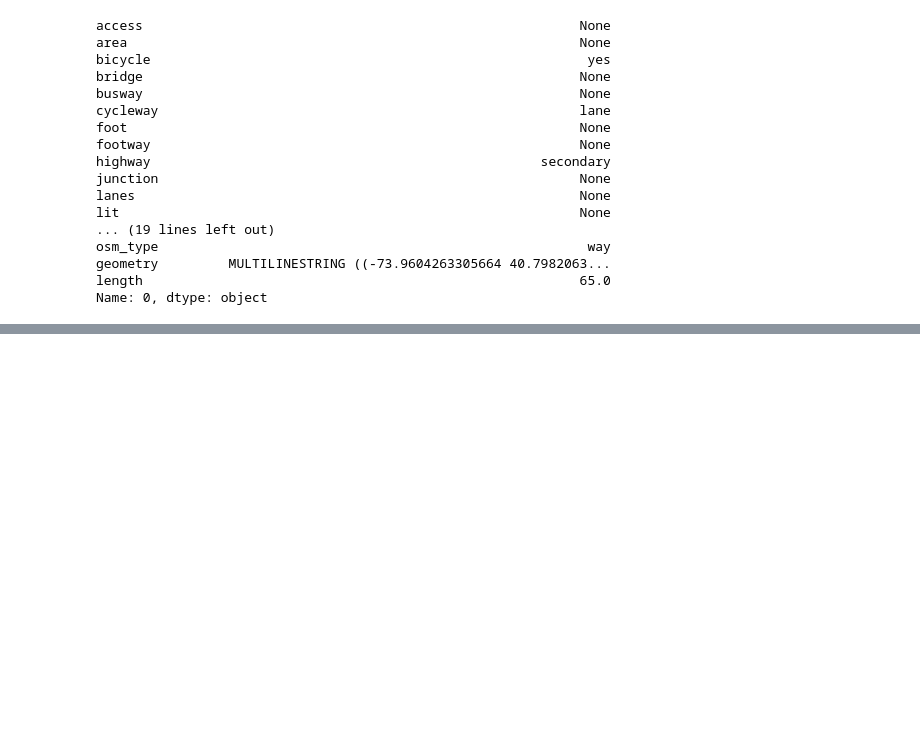
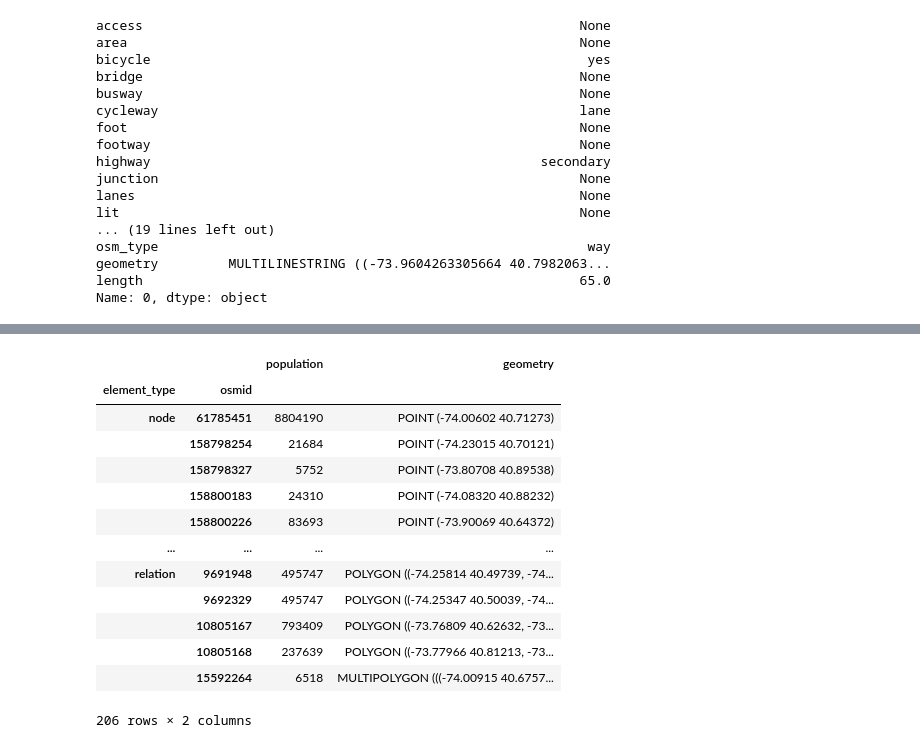
Before and after one commit to YuxiaoMa66/FAIP, a Jupyter notebook: Project/pbfnewyork.ipynb, the cells around one changed output, grey strips where cells are left out. Cells and saved outputs as stored; diff of their text form; code cells hidden in the pictures; blank space fills up the shorter version.

```diff
--- a/Project/pbfnewyork.ipynb
+++ b/Project/pbfnewyork.ipynb
@@ -212,0 +720,31 @@ Name: 0, dtype: object
+# %%
+import osmnx as ox
+import geopandas as gpd
+
+# 纽约市的经纬度范围
+north, south, east, west = 40.917577, 40.477399, -73.700272, -74.259090
+
+# 使用 OSMNX 读取整个纽约市范围内的设施和人口数据
+bbox = (south, north, west, east)
+
+# 读取设施数据
+amenities = ox.geometries_from_bbox(*bbox, tags={'amenity': True})
+useful_amenity_columns = ['amenity', 'name', 'geometry']
+amenities_filtered = amenities[useful_amenity_columns]
+
+# 读取人口数据
+population = ox.geometries_from_bbox(*bbox, tags={'population': True})
+useful_population_columns = ['population', 'geometry']
+population_filtered = population[useful_population_columns]
+
+# 保存为 GeoJSON 文件
+amenities_filename = 'filtered_amenities_full.geojson'
+population_filename = 'filtered_population_full.geojson'
+amenities_filtered.to_file(amenities_filename, driver='GeoJSON')
+population_filtered.to_file(population_filename, driver='GeoJSON')
+
+# 打印保存信息
+print(f"Saved full amenities data to {amenities_filename}")
+print(f"Saved full population data to {population_filename}")
+print(amenities_filtered.head())
+print(population_filtered.head())
@@ -212,0 +769,17 @@ Name: 0, dtype: object
+# %%
+population_filtered
+# %% [output]
+|  |  | population | geometry |
+| element_type | osmid |  |  |
+| node | 61785451 | 8804190 | POINT (-74.00602 40.71273) |
+|  | 158798254 | 21684 | POINT (-74.23015 40.70121) |
+|  | 158798327 | 5752 | POINT (-73.80708 40.89538) |
+|  | 158800183 | 24310 | POINT (-74.08320 40.88232) |
+|  | 158800226 | 83693 | POINT (-73.90069 40.64372) |
+| ... | ... | ... | ... |
+| relation | 9691948 | 495747 | POLYGON ((-74.25814 40.49739, -74... |
+|  | 9692329 | 495747 | POLYGON ((-74.25347 40.50039, -74... |
+|  | 10805167 | 793409 | POLYGON ((-73.76809 40.62632, -73... |
+|  | 10805168 | 237639 | POLYGON ((-73.77966 40.81213, -73... |
+|  | 15592264 | 6518 | MULTIPOLYGON (((-74.00915 40.6757... |
+206 rows × 2 columns
```
Also changed, not shown: parts of 9 cells of this notebook, 39 other files.
